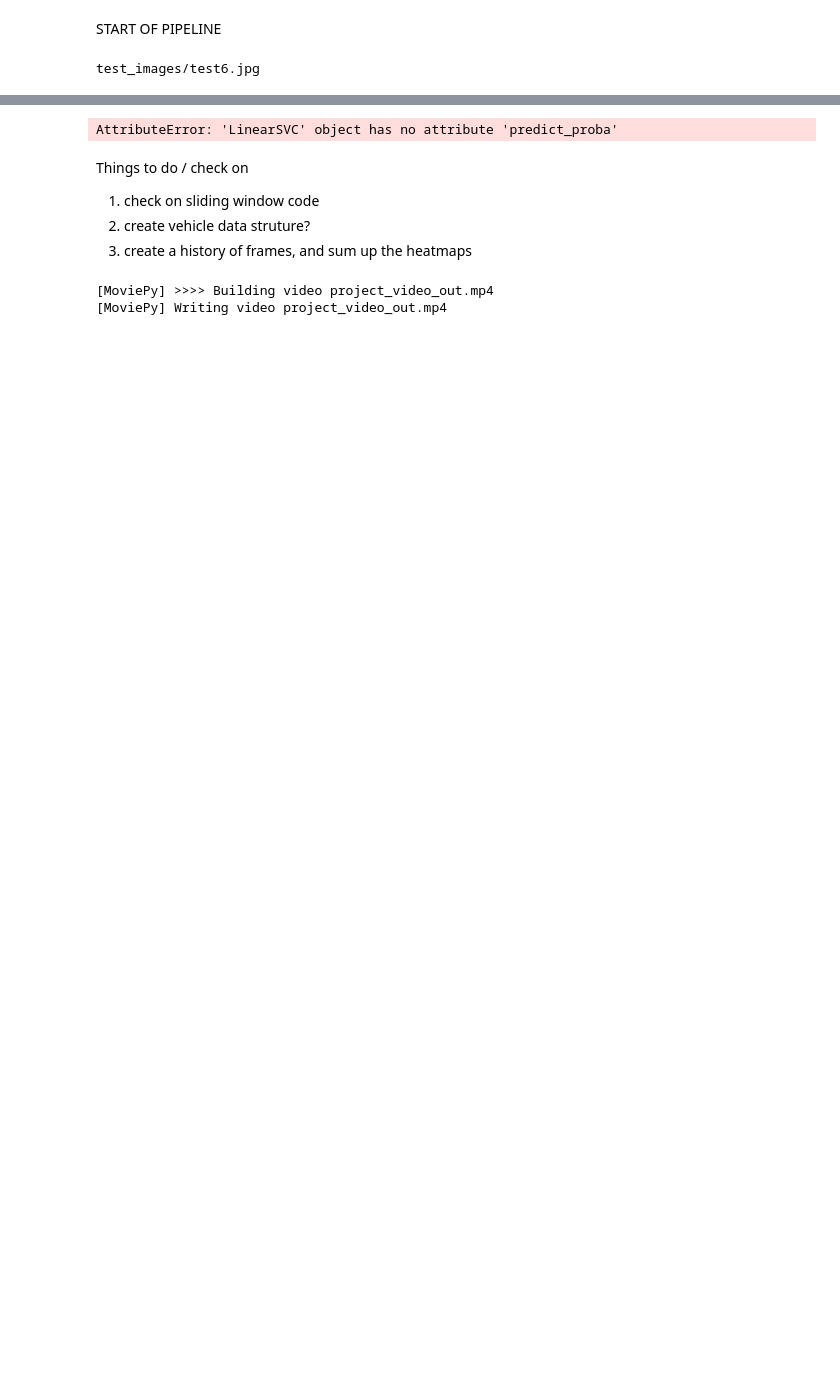
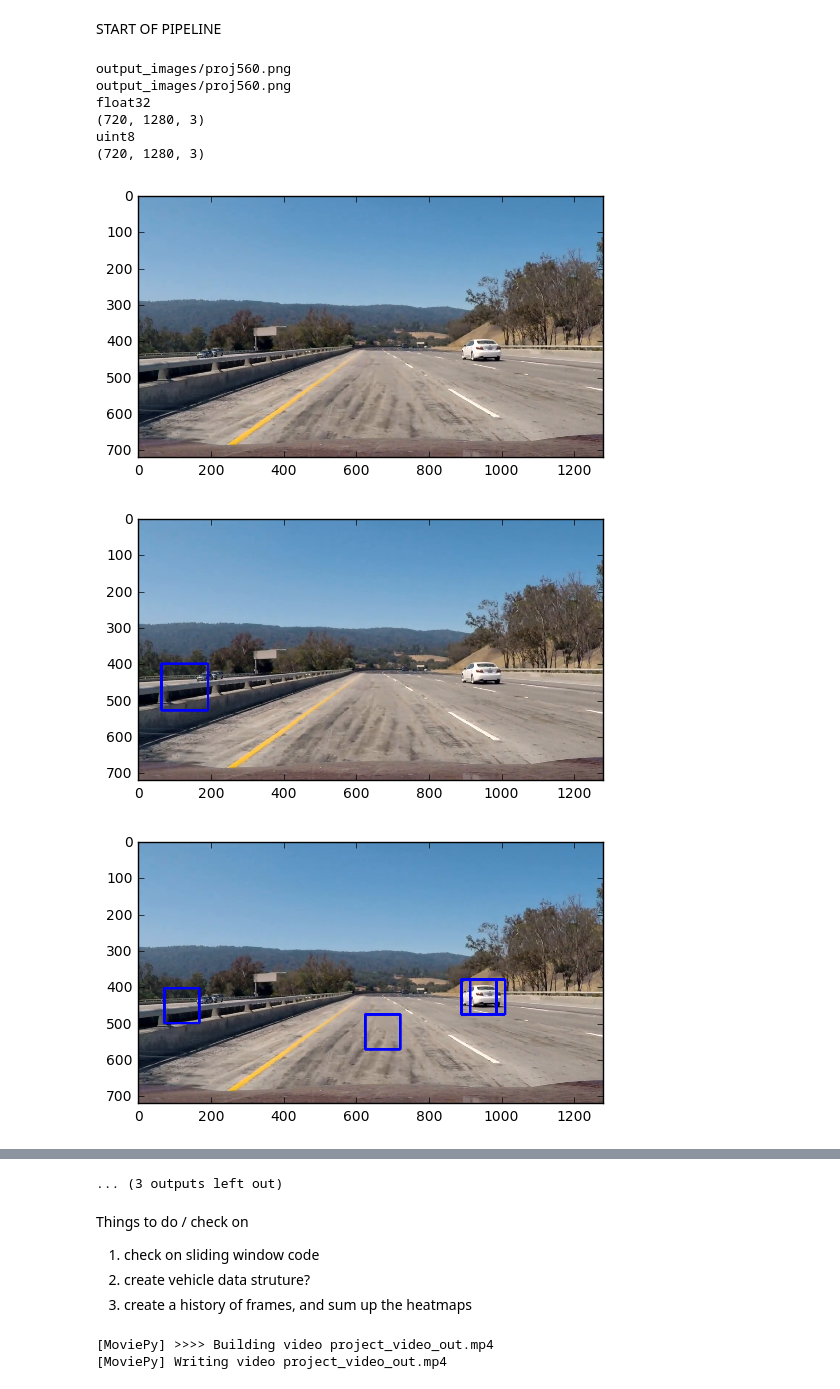
Before and after one commit to alanswx/CarND-Vehicle-Detection, a Jupyter notebook: VehicleDetectionPipeline.ipynb, the cells around one changed output, grey strips where cells are left out. Saved outputs shown, nothing was run; the diff lists cells and outputs as text; code cells hidden in the pictures; blank space fills up the shorter version.

```diff
--- a/VehicleDetectionPipeline.ipynb
+++ b/VehicleDetectionPipeline.ipynb
@@ -48,6 +48,11 @@ def draw_labeled_bboxes(img, labels):
         cv2.rectangle(img, bbox[0], bbox[1], (0,0,255), 6)
     # Return the image
     return img
+
+def draw_bboxes(img, bboxes):
+    for bbox in bboxes:
+        cv2.rectangle(img, bbox[0], bbox[1], (255,0,0), 6)
+
 
 def convert_color(img, color_space='YCrCb'):
     if color_space != 'RGB':
@@ -253,11 +258,14 @@ def fitModelAndPickle():
 
     pickle.dump( dist_pickle, open( "svc_pickle.p", "wb" ) )
 # %%
+dist_pickle = {}
 def loadModelPickle():
-    pickle_file_name='svc_pickle.p'
-    if (not os.path.isfile(pickle_file_name)):
-        fitModelAndPickle()
-    dist_pickle = pickle.load( open(pickle_file_name, "rb" ) )
+    global dist_pickle
+    if not dist_pickle:
+        pickle_file_name='svc_pickle.p'
+        if (not os.path.isfile(pickle_file_name)):
+            fitModelAndPickle()
+        dist_pickle = pickle.load( open(pickle_file_name, "rb" ) )
     return dist_pickle
 # %%
 def find_cars(img, ystart, ystop, scale, svc, X_scaler, orient, pix_per_cell, cell_per_block, spatial_size, hist_bins,color_space):
@@ -570,15 +667,38 @@ def carDetectionPipeline(image,debug=False):
     return draw_img_sum
 # %%
-test_images = glob.glob('test_images/*')
+initializePipeline()
+test_images=[]
+#for i in range(558,565):
+for i in range(560,561):
+    test_images.append("output_images/proj"+str(i)+".png")
+for image_name in test_images:
+    print(image_name)
+
+#test_images = glob.glob('output_images/*.png')
+#test_images = ['test_images/test5.jpg']
 for image_name in test_images:
     print(image_name)
     image = mpimg.imread(image_name)
-    #image = image.astype(np.float32)/255.
-    heat_map_history = []
-    box_history = []
+    image = image[:,:,0:3]
+    print(image.dtype)
+    print(image.shape)
+    #image = image.astype(np.uint8)*255
+    if (image.dtype=='float32'):
+        image = (image * 255).round().astype(np.uint8)
+    print(image.dtype)
+    print(image.shape)
 
+    initializePipeline()
     result=carDetectionPipeline(image,debug=True)
     plt.imshow(result)
     plt.show()
 # %% [output]
-test_images/test6.jpg
+output_images/proj560.png
+output_images/proj560.png
+float32
+(720, 1280, 3)
+uint8
+(720, 1280, 3)
+[figure, added]
+[figure, added]
+[figure, added]
@@ -585,4 +713,4 @@ test_images/test6.jpg
-AttributeError: 'LinearSVC' object has no attribute 'predict_proba'
+... (3 outputs left out)
 # %% [markdown]
 Things to do / check on
 
```
Also changed, not shown: parts of 7 cells of this notebook, 1 other file.
